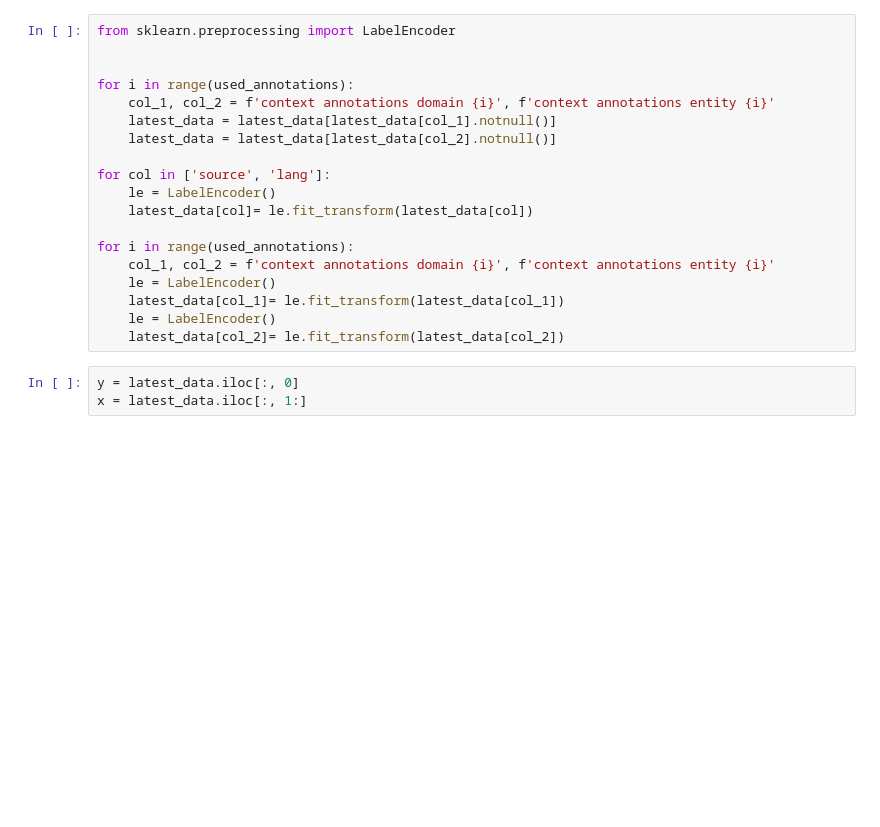
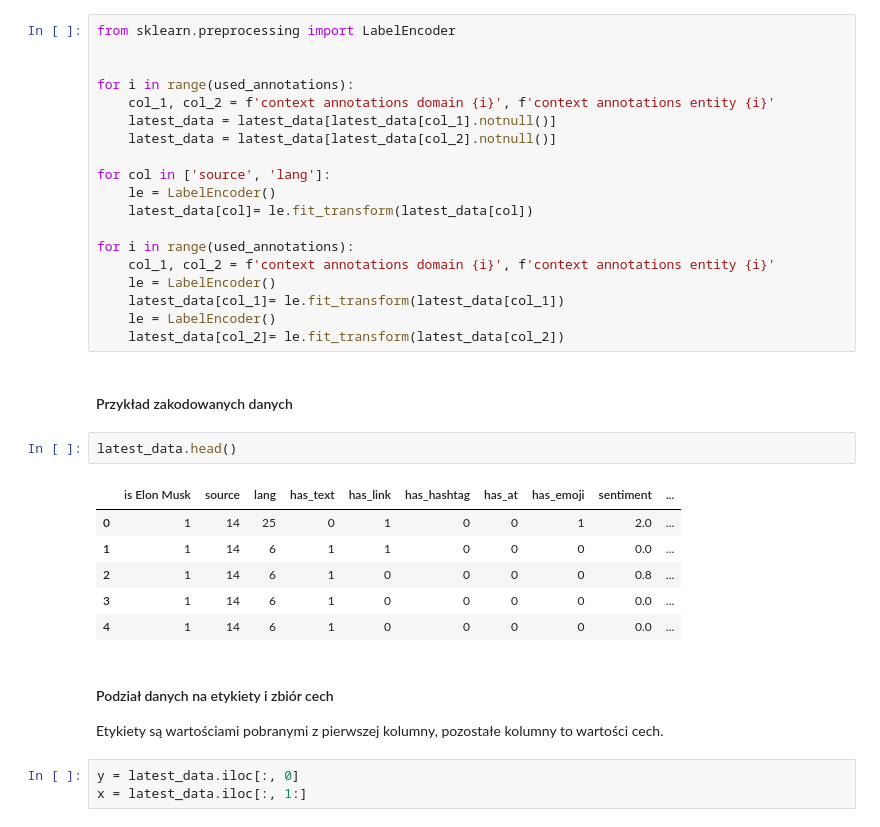
Before and after one commit to Wiktor-99/MAED, a Jupyter notebook: milestone2.ipynb, the cells around one changed output. Saved outputs shown, nothing was run; the diff lists cells and outputs as text; blank space fills up the shorter version.

```diff
--- a/milestone2.ipynb
+++ b/milestone2.ipynb
@@ -62,6 +125,21 @@ for i in range(used_annotations):
     latest_data[col_1]= le.fit_transform(latest_data[col_1])
     le = LabelEncoder()
     latest_data[col_2]= le.fit_transform(latest_data[col_2])
+# %% [markdown]
+#### Przykład zakodowanych danych
+# %%
+latest_data.head()
+# %% [output]
+|  | is Elon Musk | source | lang | has_text | has_link | has_hashtag | has_at | has_emoji | sentiment | ... |
+| 0 | 1 | 14 | 25 | 0 | 1 | 0 | 0 | 1 | 2.0 | ... |
+| 1 | 1 | 14 | 6 | 1 | 1 | 0 | 0 | 0 | 0.0 | ... |
+| 2 | 1 | 14 | 6 | 1 | 0 | 0 | 0 | 0 | 0.8 | ... |
+| 3 | 1 | 14 | 6 | 1 | 0 | 0 | 0 | 0 | 0.0 | ... |
+| 4 | 1 | 14 | 6 | 1 | 0 | 0 | 0 | 0 | 0.0 | ... |
+# %% [markdown]
+#### Podział danych na etykiety i zbiór cech
+
+Etykiety są wartościami pobranymi z pierwszej kolumny, pozostałe kolumny to wartości cech.
 # %%
 y = latest_data.iloc[:, 0]
 x = latest_data.iloc[:, 1:]
```
Also changed, not shown: parts of 20 cells of this notebook, 2 other files.
